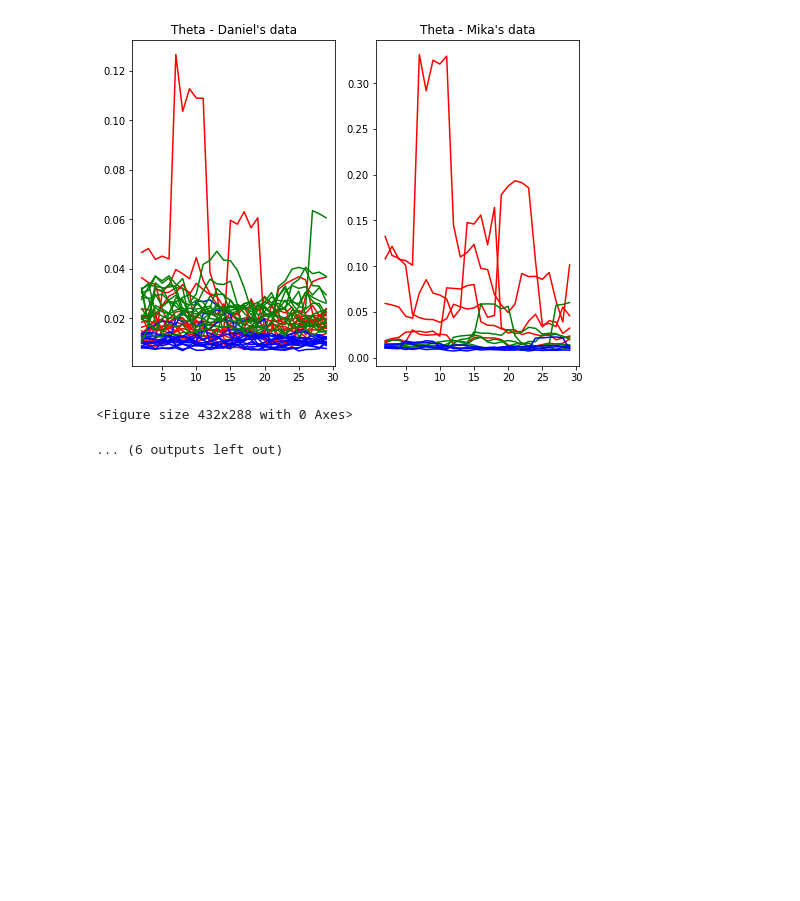
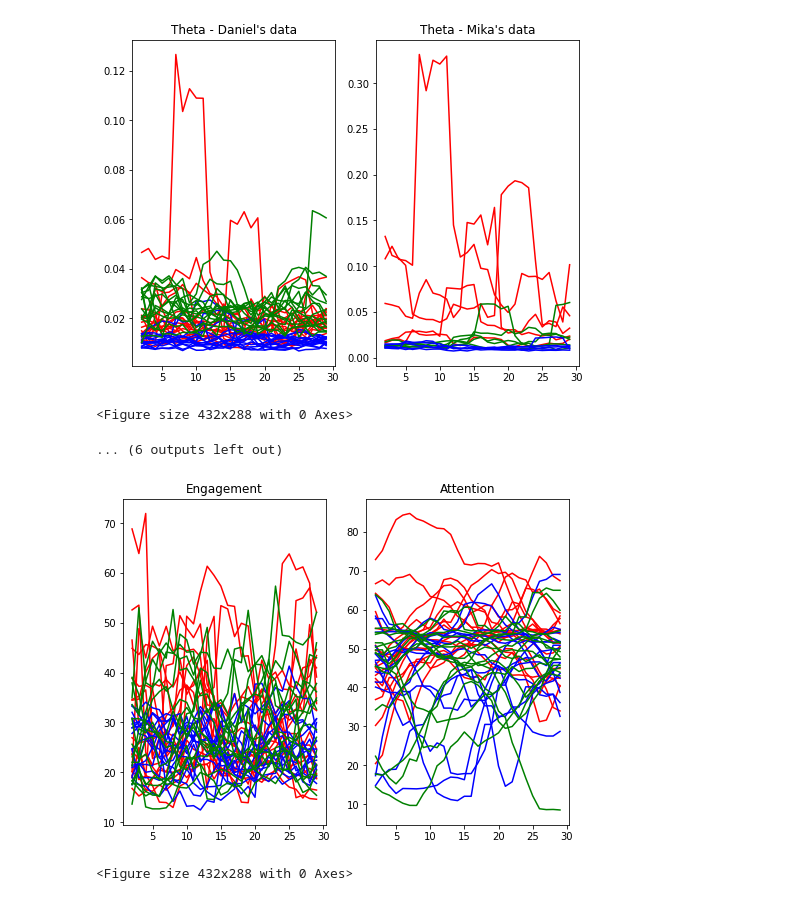
Before and after one commit to tonymauro/Neuromaker-BCI, a Jupyter notebook: plot_folder.ipynb, the cells around one changed output. Drawn from its saved outputs; the diff is of its cells as text; code cells hidden in the pictures; blank space fills up the shorter version.

Commit message:
Add engagement plotting
Engagement formula: 20 * combined beta / (alpha + theta)

```diff
--- a/plot_folder.ipynb
+++ b/plot_folder.ipynb
@@ -209,3 +212,32 @@ plot_feature("Meditation")
 [figure]
 <Figure size 432x288 with 0 Axes>
 ... (6 outputs left out)
+# %%
+plt.figure(figsize = (8,6))
+
+plt.subplot(121)
+plt.title("Engagement")
+for sample, label in zip(data, dataLabels):
+    if label == "active":
+        plt.plot(x, sample.getEngagement(), 'r')
+    elif label == "neutral":
+        plt.plot(x, sample.getEngagement(), 'g')
+    elif label == "meditate":
+        plt.plot(x, sample.getEngagement(), 'b')
+
+plt.subplot(122)
+plt.title("Attention")
+
+for sample, label in zip(data, dataLabels):
+    if label == "active":
+        plt.plot(x, sample.getAttention(), 'r')
+    elif label == "neutral":
+        plt.plot(x, sample.getAttention(), 'g')
+    elif label == "meditate":
+        plt.plot(x, sample.getAttention(), 'b')
+
+plt.show()
+plt.clf()
+# %% [output]
+[figure, added]
+<Figure size 432x288 with 0 Axes>
```
Also changed, not shown: parts of 2 cells of this notebook.
